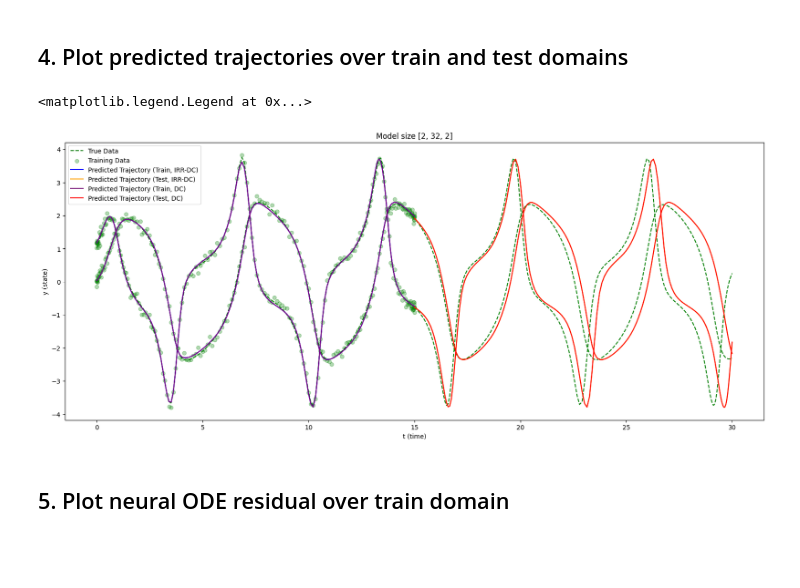
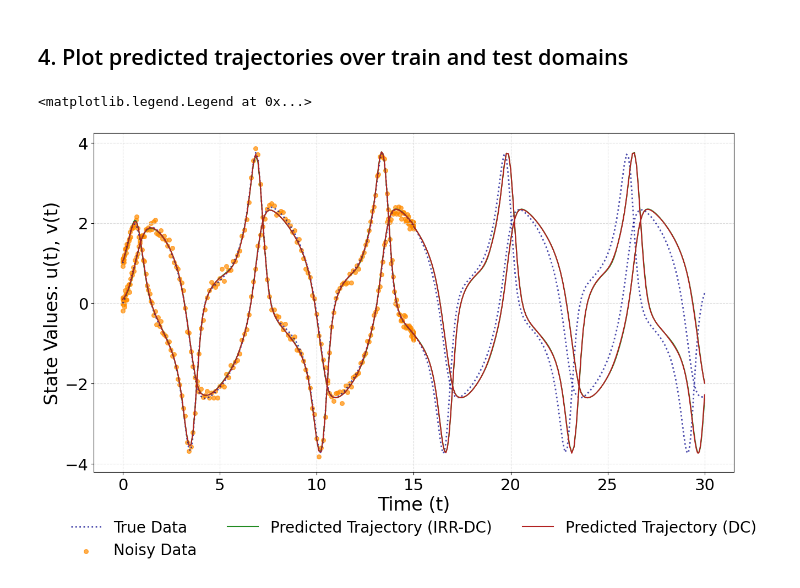
Before and after one commit to benjaminstew/CNODE, a Jupyter notebook: results/VDP_results.ipynb, the cells around one changed output. Drawn from its saved outputs; the diff is of its cells as text; code cells hidden in the pictures; blank space fills up the shorter version.

```diff
--- a/results/VDP_results.ipynb
+++ b/results/VDP_results.ipynb
@@ -115,37 +130,42 @@ predicted_trajectory_test_dc = pyo_model_dc.get_predicted_trajectory(y0_test, te
 # %% [markdown]
 ## 4. Plot predicted trajectories over train and test domains
 # %%
-plt.figure(figsize=(20, 8))
-plt.title(f"Model size {layer_sizes}")
+plt.figure(figsize=(15, 8))
 
-# plot true trajectory
-plt.plot(full_grid, Y_true[:, 0], color='green', linestyle='--', label="True Data")
-plt.plot(full_grid, Y_true[:, 1], color='green', linestyle='--')
+# Plot true trajectory (dotted blue)
+plt.plot(full_grid, Y_true[:, 0], color='darkblue', linestyle=':', linewidth=2, alpha=0.7, label="True Data")
+plt.plot(full_grid, Y_true[:, 1], color='darkblue', linestyle=':', linewidth=2, alpha=0.7)
 
-# plot training data
-plt.scatter(train_grid, Y_obs[:, 0], color='green', marker='o', alpha=0.3, label="Training Data")
-plt.scatter(train_grid, Y_obs[:, 1], color='green', marker='o', alpha=0.3)
+# Plot noisy training data (orange dots)
+plt.scatter(train_grid, Y_obs[:, 0], color='darkorange', marker='o', s=30, alpha=0.7, label="Noisy Data")
+plt.scatter(train_grid, Y_obs[:, 1], color='darkorange', marker='o', s=30, alpha=0.7)
 
 # plot predicted trajectories (train and test for both dc and iirdc)
-plt.plot(train_grid, predicted_trajectory_train_irrdc[:, 0], color='blue', label="Predicted Trajectory (Train, IRR-DC)")
-plt.plot(train_grid, predicted_trajectory_train_irrdc[:, 1], color='blue')
-plt.plot(test_grid, predicted_trajectory_test_irrdc[:, 0], color='orange', label="Predicted Trajectory (Test, IRR-DC)")
-plt.plot(test_grid, predicted_trajectory_test_irrdc[:, 1], color='orange')
+plt.plot(train_grid, predicted_trajectory_train_irrdc[:, 0], color='forestgreen', label="Predicted Trajectory (IRR-DC)")
+plt.plot(train_grid, predicted_trajectory_train_irrdc[:, 1], color='forestgreen')
+plt.plot(test_grid, predicted_trajectory_test_irrdc[:, 0], color='forestgreen')
+plt.plot(test_grid, predicted_trajectory_test_irrdc[:, 1], color='forestgreen')
 
-plt.plot(train_grid, predicted_trajectory_train_dc[:, 0], color='purple', label="Predicted Trajectory (Train, DC)")
-plt.plot(train_grid, predicted_trajectory_train_dc[:, 1], color='purple')
-plt.plot(test_grid, predicted_trajectory_test_dc[:, 0], color='red', label="Predicted Trajectory (Test, DC)")
-plt.plot(test_grid, predicted_trajectory_test_dc[:, 1], color='red')
+plt.plot(train_grid, predicted_trajectory_train_dc[:, 0], color='firebrick', label="Predicted Trajectory (DC)")
+plt.plot(train_grid, predicted_trajectory_train_dc[:, 1], color='firebrick')
+plt.plot(test_grid, predicted_trajectory_test_dc[:, 0], color='firebrick')
+plt.plot(test_grid, predicted_trajectory_test_dc[:, 1], color='firebrick')
 
 # plot optimised Y_star values at collocation nodes
 '''plt.plot(train_grid, Y_star_values[:, 0], 'g-.', linewidth=1, label="$Y_*$ disp")
 plt.plot(train_grid, Y_star_values[:, 1], 'r-.', linewidth=1, label="$Y_*$ vel")'''
 
-plt.xlabel('t (time)')
-plt.ylabel('y (state)')
-plt.legend()
+# Set axis labels and ticks font size
+label_fontsize = 24
+tick_fontsize = 21
+plt.xlabel('Time (t)', fontsize=label_fontsize)
+plt.ylabel('State Values: u(t), v(t)', fontsize=label_fontsize)
+plt.yticks([-4, -2, 0, 2, 4], fontsize=tick_fontsize)
+plt.xticks([0, 5, 10, 15, 20, 25, 30], fontsize=tick_fontsize)
+# Add dashed light grey translucent grid
+plt.grid(True, which='both', axis='both', linestyle='--', color='lightgrey', alpha=0.8)
+# Custom legend below x-axis, no box, horizontal labels, reduced font size for fit
+plt.legend(loc='upper center', bbox_to_anchor=(0.5, -0.1), ncol=3, frameon=False, fontsize=20)
 # %% [output]
 <matplotlib.legend.Legend at 0x...>
-[figure, old version]
+[figure, new version]
-# %% [markdown]
-## 5. Plot neural ODE residual over train domain
```
Also changed, not shown: parts of 6 cells of this notebook, 4 other files.
